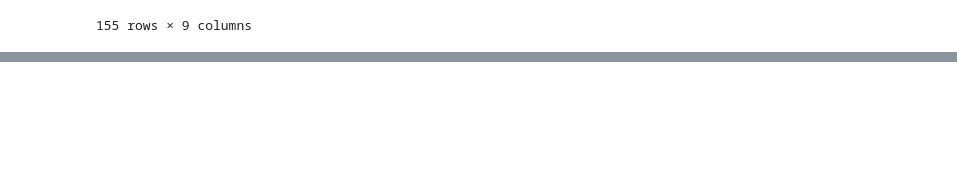
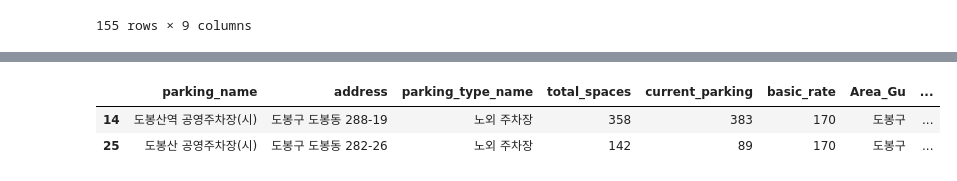
Before and after one commit to DobongSeSAC03/flask-property, a Jupyter notebook: notebook/db_test_kjc .ipynb, the cells around one changed output, grey strips where cells are left out. Drawn from its saved outputs; the diff is of its cells as text; code cells hidden in the pictures; blank space fills up the shorter version.

```diff
--- a/notebook/db_test_kjc .ipynb
+++ b/notebook/db_test_kjc .ipynb
@@ -148,3 +148,11 @@ parking
 | 153 | 이태원 입구 관광버스 승하차 허용 구간(시) | 용산구 이태원동 56-4 | 노상 주차장 | 2 | 0 |  | 용산구 | ... |
 | 154 | DDP 유어스빌딩 앞 관광버스 주차허용 구간(시) | 중구 신당동 204-92 | 노상 주차장 | 2 | 0 | 0 | 중구 | ... |
 155 rows × 9 columns
+# %%
+input_name = "도봉구"
+
+def filter_by_district(df, input_name):
+    return df[df['Area_Gu']==input_name].copy()
+
+result=filter_by_district(parking, input_name)
+result
@@ -150,0 +164,19 @@ parking
+# %%
+input_district_name = '도봉구'
+input_dong_name = '도봉동'
+
+def filter_by_district(df, input_district_name):
+        return df[df['Area_Gu']==input_district_name].copy()
+
+result = filter_by_district(parking, input_district_name)
+
+if input_dong_name is not None:
+    result = result[result['Area_Dong'] == input_dong_name]
+
+#result=result.to_dict()
+
+result
+# %% [output]
+|  | parking_name | address | parking_type_name | total_spaces | current_parking | basic_rate | Area_Gu | ... |
+| 14 | 도봉산역 공영주차장(시) | 도봉구 도봉동 288-19 | 노외 주차장 | 358 | 383 | 170 | 도봉구 | ... |
+| 25 | 도봉산 공영주차장(시) | 도봉구 도봉동 282-26 | 노외 주차장 | 142 | 89 | 170 | 도봉구 | ... |
```
Also changed, not shown: parts of 1 cell of this notebook, 4 other files.
